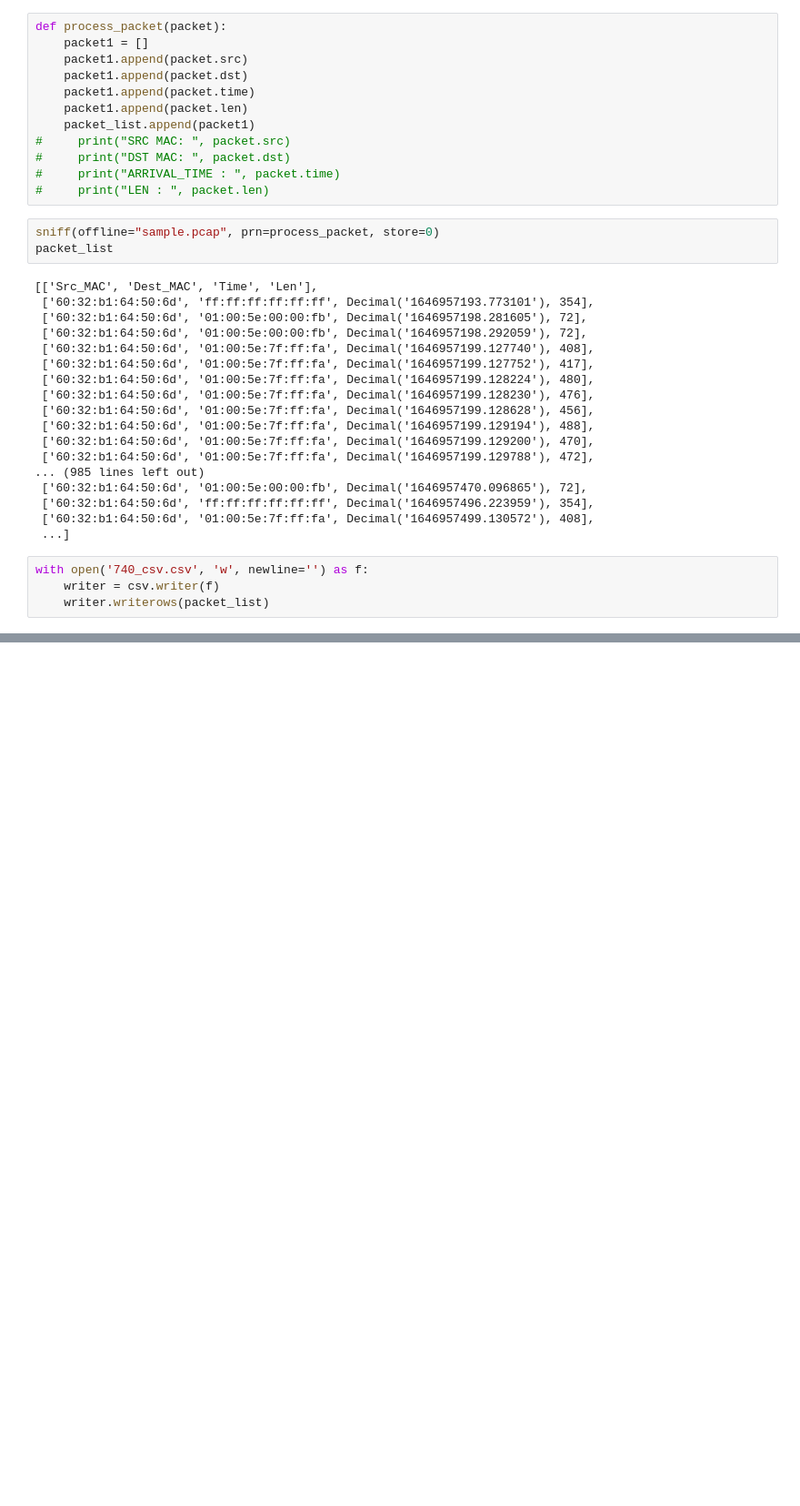
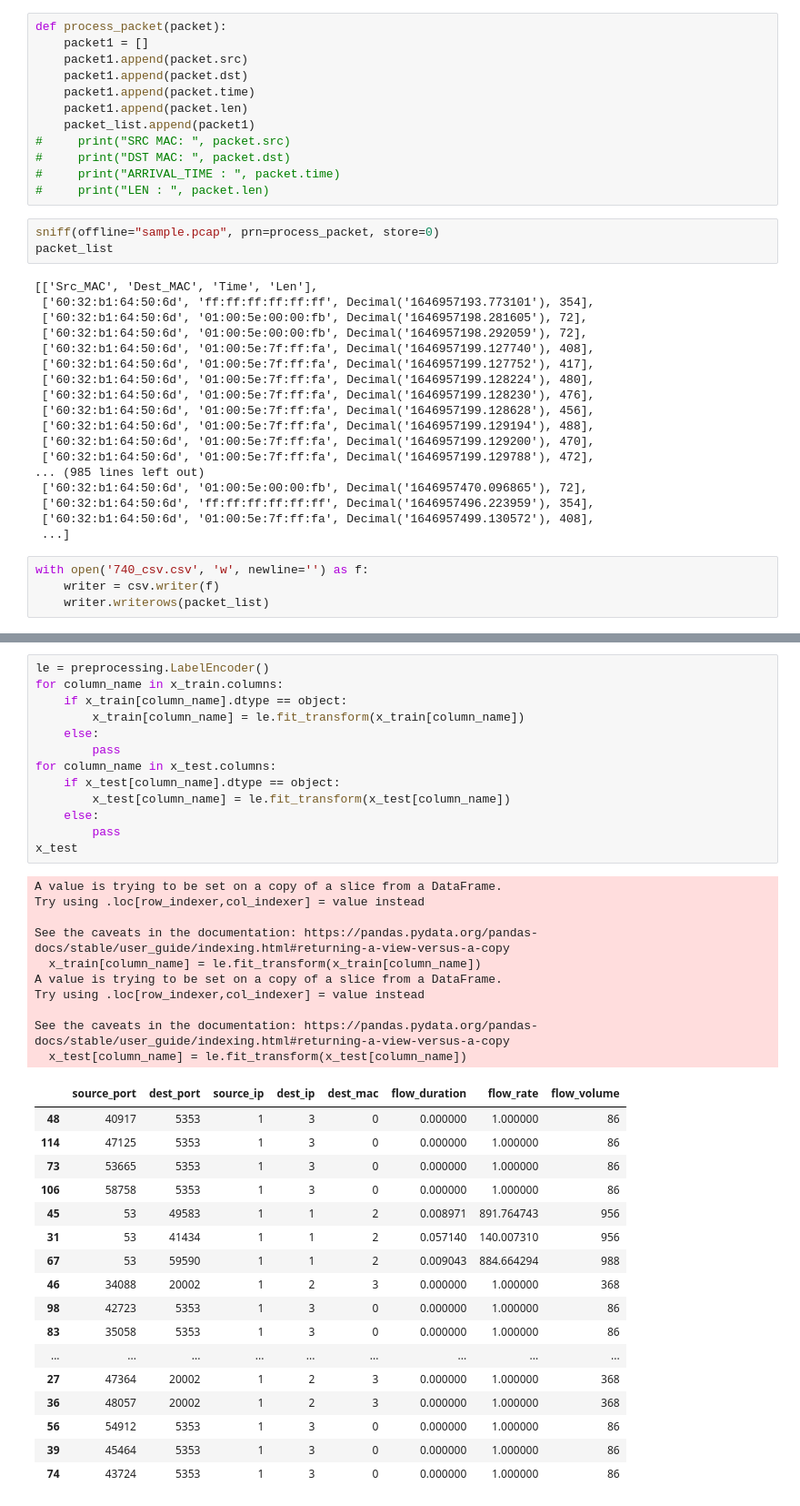
Before and after one commit to Isha28/CS740_Project, a Jupyter notebook: 740_proj.ipynb, the cells around one changed output, grey strips where cells are left out. Shown at 91% size. Cells and saved outputs as stored; diff of their text form; blank space fills up the shorter version.

```diff
--- a/740_proj.ipynb
+++ b/740_proj.ipynb
@@ -43,0 +113,41 @@ with open('740_csv.csv', 'w', newline='') as f:
+# %%
+le = preprocessing.LabelEncoder()
+for column_name in x_train.columns:
+    if x_train[column_name].dtype == object:
+        x_train[column_name] = le.fit_transform(x_train[column_name])
+    else:
+        pass
+for column_name in x_test.columns:
+    if x_test[column_name].dtype == object:
+        x_test[column_name] = le.fit_transform(x_test[column_name])
+    else:
+        pass
+x_test
+# %% [output]
+A value is trying to be set on a copy of a slice from a DataFrame.
+Try using .loc[row_indexer,col_indexer] = value instead
+
+See the caveats in the documentation: https://pandas.pydata.org/pandas-docs/stable/user_guide/indexing.html#returning-a-view-versus-a-copy
+  x_train[column_name] = le.fit_transform(x_train[column_name])
+A value is trying to be set on a copy of a slice from a DataFrame.
+Try using .loc[row_indexer,col_indexer] = value instead
+
+See the caveats in the documentation: https://pandas.pydata.org/pandas-docs/stable/user_guide/indexing.html#returning-a-view-versus-a-copy
+  x_test[column_name] = le.fit_transform(x_test[column_name])
+|  | source_port | dest_port | source_ip | dest_ip | dest_mac | flow_duration | flow_rate | flow_volume |
+| 48 | 40917 | 5353 | 1 | 3 | 0 | 0.000000 | 1.000000 | 86 |
+| 114 | 47125 | 5353 | 1 | 3 | 0 | 0.000000 | 1.000000 | 86 |
+| 73 | 53665 | 5353 | 1 | 3 | 0 | 0.000000 | 1.000000 | 86 |
+| 106 | 58758 | 5353 | 1 | 3 | 0 | 0.000000 | 1.000000 | 86 |
+| 45 | 53 | 49583 | 1 | 1 | 2 | 0.008971 | 891.764743 | 956 |
+| 31 | 53 | 41434 | 1 | 1 | 2 | 0.057140 | 140.007310 | 956 |
+| 67 | 53 | 59590 | 1 | 1 | 2 | 0.009043 | 884.664294 | 988 |
+| 46 | 34088 | 20002 | 1 | 2 | 3 | 0.000000 | 1.000000 | 368 |
+| 98 | 42723 | 5353 | 1 | 3 | 0 | 0.000000 | 1.000000 | 86 |
+| 83 | 35058 | 5353 | 1 | 3 | 0 | 0.000000 | 1.000000 | 86 |
+| ... | ... | ... | ... | ... | ... | ... | ... | ... |
+| 27 | 47364 | 20002 | 1 | 2 | 3 | 0.000000 | 1.000000 | 368 |
+| 36 | 48057 | 20002 | 1 | 2 | 3 | 0.000000 | 1.000000 | 368 |
+| 56 | 54912 | 5353 | 1 | 3 | 0 | 0.000000 | 1.000000 | 86 |
+| 39 | 45464 | 5353 | 1 | 3 | 0 | 0.000000 | 1.000000 | 86 |
+| 74 | 43724 | 5353 | 1 | 3 | 0 | 0.000000 | 1.000000 | 86 |
```
Also changed, not shown: parts of 12 cells of this notebook, 1 other file.
